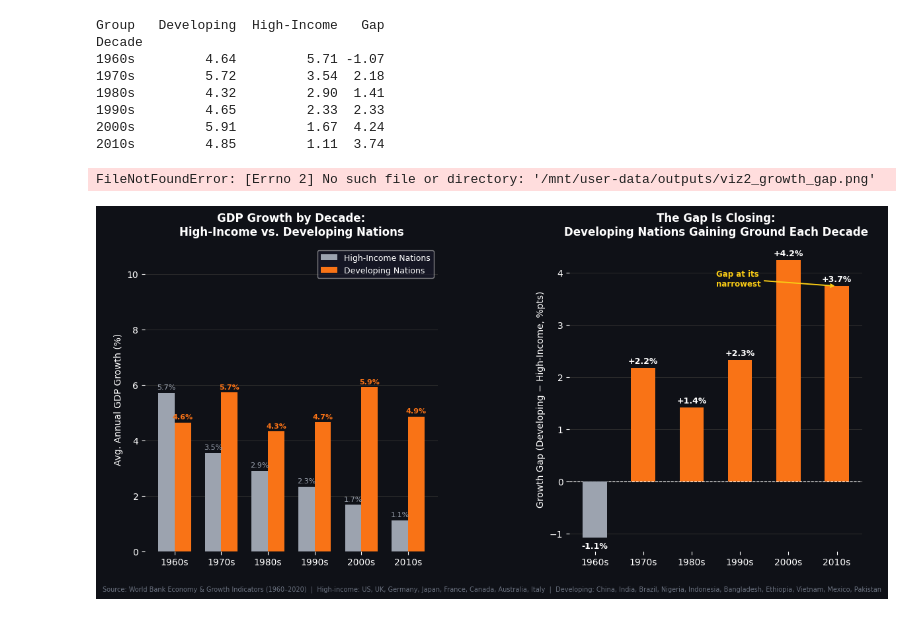
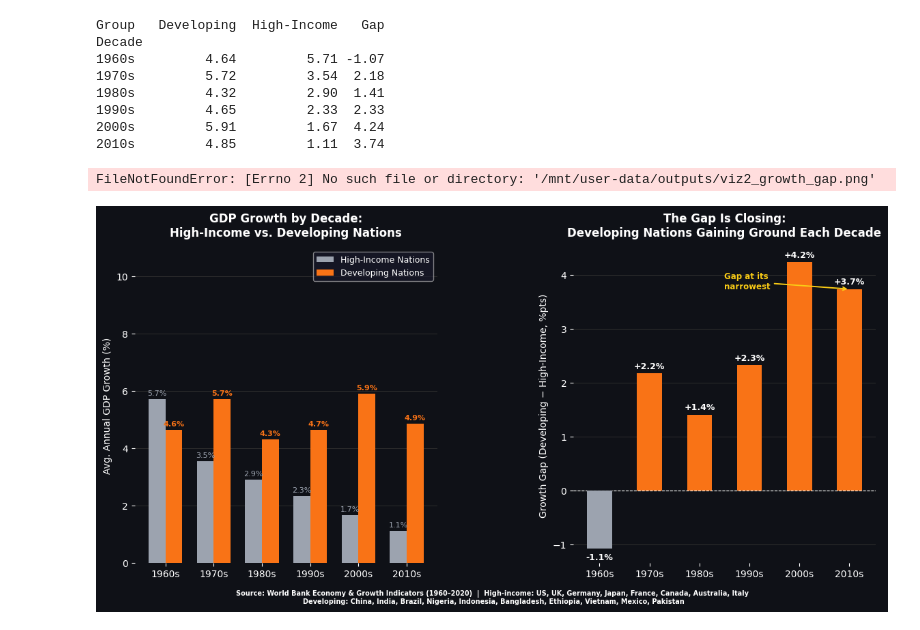
Before and after one commit to shivamsharma0608/proj02-dsc106, a Jupyter notebook: viz_shivam.ipynb, the cells around one changed output. Cells and saved outputs as stored; diff of their text form; code cells hidden in the pictures.

```diff
--- a/viz_shivam.ipynb
+++ b/viz_shivam.ipynb
@@ -111,33 +111,33 @@ for bar, val in zip(gap_bars, agg["Gap"]):
 # Annotate the last bar to highlight the closing gap
 last_idx = len(decades) - 1
 ax2.annotate("Gap at its\nnarrowest",
              xy=(last_idx, agg["Gap"].iloc[-1]),
              xytext=(last_idx - 2.5, agg["Gap"].iloc[-1]),
              color="#facc15", fontsize=8.5, fontweight="bold",
              arrowprops=dict(arrowstyle="->", color="#facc15", lw=1.4))
 
 ax2.axhline(0, color="#ffffff", linewidth=0.8, linestyle="--", zorder=2)
 ax2.set_xticks(x)
 ax2.set_xticklabels(decades, color="white", fontsize=10)
 ax2.set_ylabel("Growth Gap (Developing − High-Income, %pts)",
                color="white", fontsize=10)
 ax2.tick_params(colors="white")
 ax2.spines[["top","right","left","bottom"]].set_visible(False)
 ax2.yaxis.grid(True, color="#2d2d2d", linewidth=0.8, zorder=0)
 ax2.set_title("The Gap Is Closing:\nDeveloping Nations Gaining Ground Each Decade",
               color="white", fontsize=12, fontweight="bold", pad=12)
 
 # ── Source note ────────────────────────────────────────────────────────────────
 fig.text(0.5, 0.01,
          "Source: World Bank Economy & Growth Indicators (1960–2020)  |  "
-         "High-income: US, UK, Germany, Japan, France, Canada, Australia, Italy  |  "
+         "High-income: US, UK, Germany, Japan, France, Canada, Australia, Italy \n"
          "Developing: China, India, Brazil, Nigeria, Indonesia, Bangladesh, Ethiopia, Vietnam, Mexico, Pakistan",
-         ha="center", color="#6b7280", fontsize=7)
+         ha="center", color="white", fontsize=7, fontweight = 'bold')
 
 plt.savefig("/mnt/user-data/outputs/viz2_growth_gap.png",
             dpi=180, bbox_inches="tight", facecolor="#0f1117")
 print("Saved → viz2_growth_gap.png")
 plt.show()
 # %% [output]
 FileNotFoundError: [Errno 2] No such file or directory: '/mnt/user-data/outputs/viz2_growth_gap.png'
-[figure, old version]
+[figure, new version]
```
